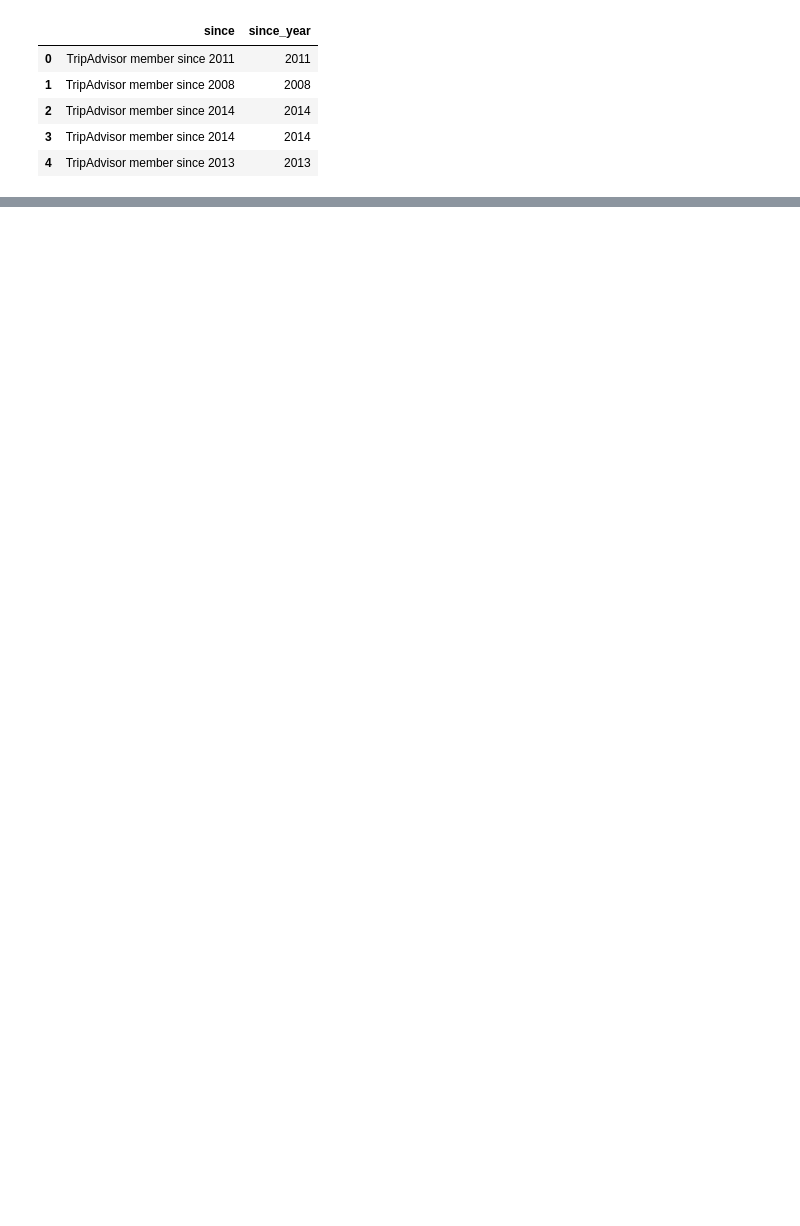
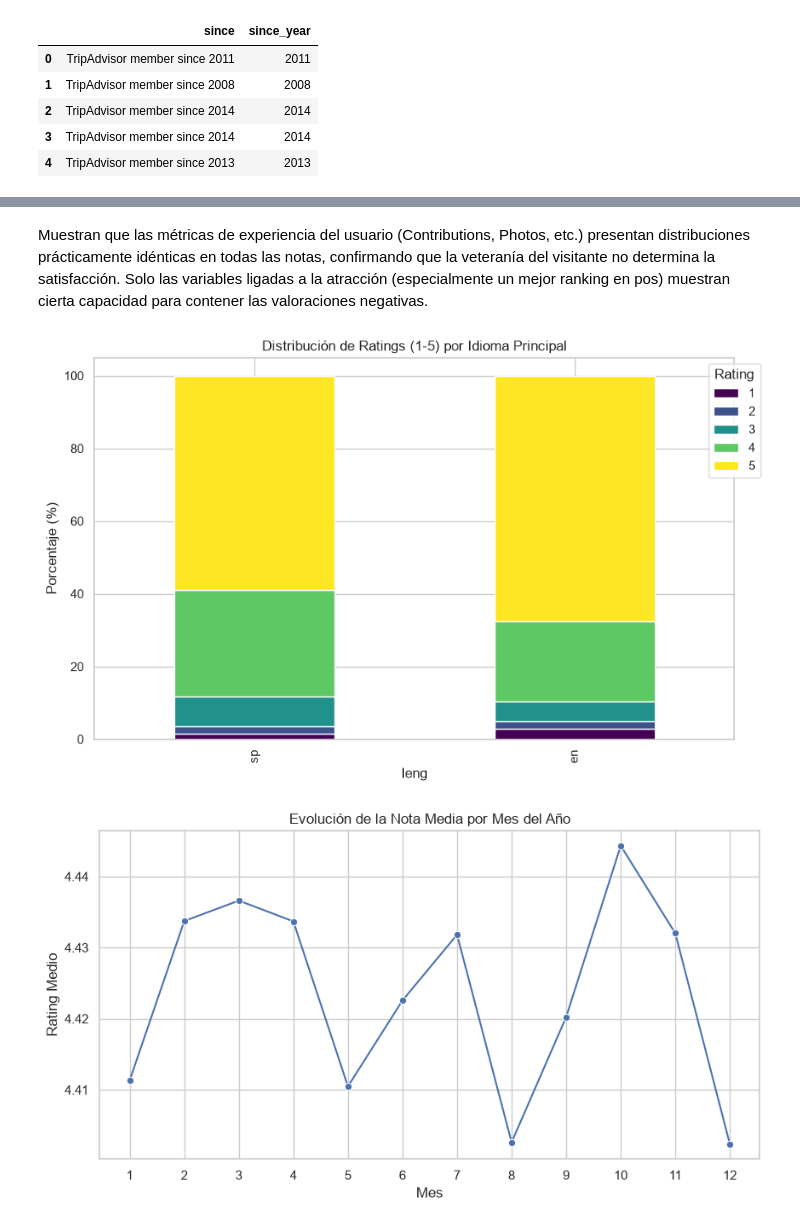
Before and after one commit to LosPValor/AyudanteDeViaje, a Jupyter notebook: CDT_octubre26b.ipynb, the cells around one changed output, grey strips where cells are left out. Saved outputs shown, nothing was run; the diff lists cells and outputs as text; code cells hidden in the pictures; blank space fills up the shorter version.

```diff
--- a/CDT_octubre26b.ipynb
+++ b/CDT_octubre26b.ipynb
@@ -246,0 +377,34 @@ variable_target = 'rating_rev'
+# %% [markdown]
+Muestran que las métricas de experiencia del usuario (Contributions, Photos, etc.) presentan distribuciones prácticamente idénticas en todas las notas, confirmando que la veteranía del visitante no determina la satisfacción. Solo las variables ligadas a la atracción (especialmente un mejor ranking en pos) muestran cierta capacidad para contener las valoraciones negativas.
+# %%
+import matplotlib.pyplot as plt
+import seaborn as sns
+import pandas as pd
+
+# 1. Gráfico de barras apiladas para 'leng' vs 'rating_rev'
+# Calculamos el porcentaje de cada rating dentro de cada idioma usando df_ml
+crosstab_leng = pd.crosstab(df_ml['leng'], df_ml['rating_rev'], normalize='index') * 100
+# Filtramos solo los idiomas más frecuentes para no saturar el gráfico
+top_leng = df_ml['leng'].value_counts().nlargest(10).index
+crosstab_leng.loc[top_leng].plot(kind='bar', stacked=True, colormap='viridis', figsize=(10, 6))
+plt.title('Distribución de Ratings (1-5) por Idioma Principal')
+plt.ylabel('Porcentaje (%)')
+plt.legend(title='Rating', bbox_to_anchor=(1.05, 1))
+plt.show()
+
+# 2. Gráfico de líneas temporal para 'date_rev' (Estacionalidad mensual)
+# Convertimos a formato datetime y extraemos el mes en el nuevo DataFrame
+df_ml['date_rev'] = pd.to_datetime(df_ml['date_rev'])
+df_ml['mes'] = df_ml['date_rev'].dt.month
+
+plt.figure(figsize=(10, 5))
+# Calculamos la nota media por mes
+sns.lineplot(data=df_ml, x='mes', y='rating_rev', marker='o', errorbar=None)
+plt.title('Evolución de la Nota Media por Mes del Año')
+plt.xlabel('Mes')
+plt.ylabel('Rating Medio')
+plt.xticks(range(1, 13))
+plt.show()
+# %% [output]
+[figure, added]
+[figure, added]
```
Also changed, not shown: parts of 43 cells of this notebook, 4 other files.
